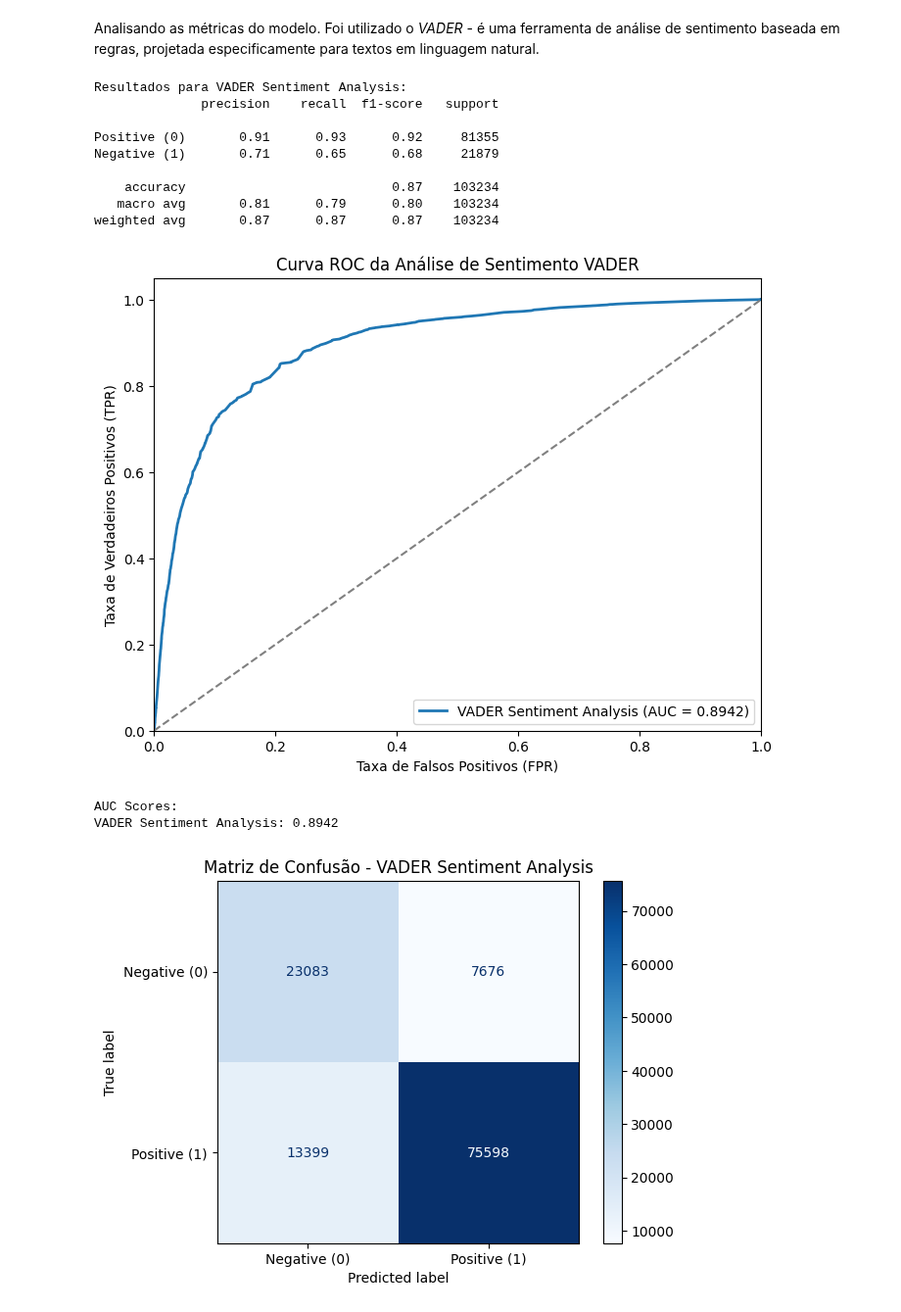
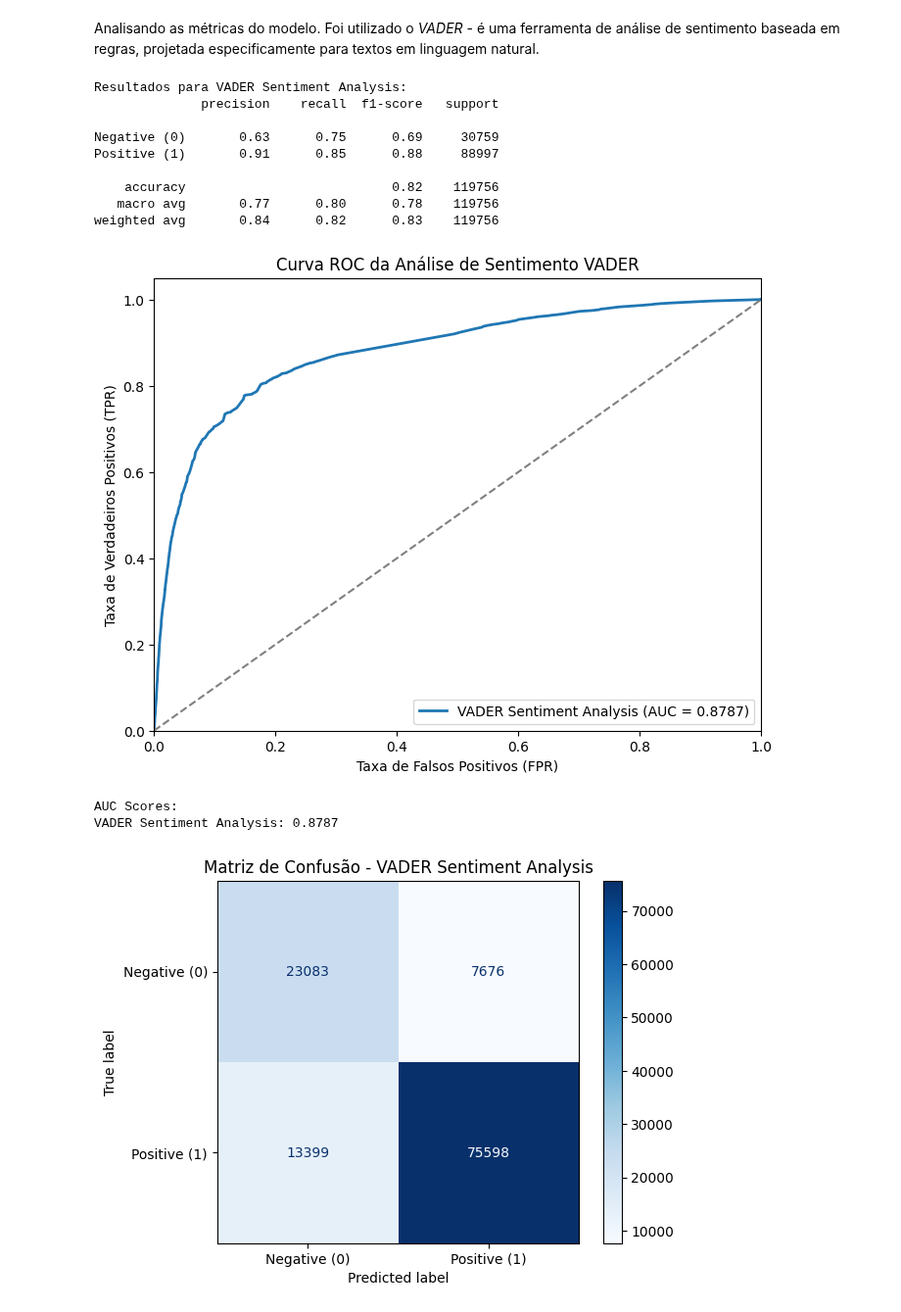
Before and after one commit to raphaelchaves/papa-linguas, a Jupyter notebook: metricas_modelo_simbolico.ipynb, the cells around one changed output. Shown at 98% size. Saved outputs shown, nothing was run; the diff lists cells and outputs as text; code cells hidden in the pictures.

```diff
--- a/metricas_modelo_simbolico.ipynb
+++ b/metricas_modelo_simbolico.ipynb
@@ -97,6 +97,7 @@ Foi utilizado o *VADER* - é uma ferramenta de análise de sentimento baseada em
 # %%
 y_true_filtered = df['target']
 y_pred_filtered = df['sentimento_simbólico'].map({'positivo': 1, 'negativo': 0})
+y_score_filtered = df['score_simbólico']
 # %%
 # Inicializar listas para armazenar resultados
 roc_auc_scores = {}
@@ -107,42 +108,42 @@ model_name = "VADER Sentiment Analysis"
 
 # Gera relatório de classificação
 print(f"Resultados para {model_name}:")
 print(classification_report(y_true_filtered, y_pred_filtered, target_names=['Negative (0)', 'Positive (1)']))
 
 # Calcular a curva ROC
-fpr, tpr, thresholds = roc_curve(y_true_filtered, y_score_filtered, pos_label=0)
+fpr, tpr, thresholds = roc_curve(y_true_filtered, y_score_filtered, pos_label=1)
 roc_auc = auc(fpr, tpr)
 roc_auc_scores[model_name] = roc_auc
 
 plt.plot(fpr, tpr, lw=2, label=f"{model_name} (AUC = {roc_auc:.4f})")
 
 # Configurações do gráfico
 plt.plot([0, 1], [0, 1], color='gray', linestyle='--')  # Linha diagonal (classificador aleatório)
 plt.xlim([0.0, 1.0])
 plt.ylim([0.0, 1.05])
 plt.xlabel('Taxa de Falsos Positivos (FPR)')
 plt.ylabel('Taxa de Verdadeiros Positivos (TPR)')
 plt.title('Curva ROC da Análise de Sentimento VADER')
 plt.legend(loc='lower right')
 plt.show()
 
 # Exibir AUC score
 print("AUC Scores:")
 for model_name, auc_score in roc_auc_scores.items():
     print(f"{model_name}: {auc_score:.4f}")
 # %% [output]
 Resultados para VADER Sentiment Analysis:
               precision    recall  f1-score   support
 
-Positive (0)       0.91      0.93      0.92     81355
-Negative (1)       0.71      0.65      0.68     21879
+Negative (0)       0.63      0.75      0.69     30759
+Positive (1)       0.91      0.85      0.88     88997
 
-    accuracy                           0.87    103234
-   macro avg       0.81      0.79      0.80    103234
-weighted avg       0.87      0.87      0.87    103234
+    accuracy                           0.82    119756
+   macro avg       0.77      0.80      0.78    119756
+weighted avg       0.84      0.82      0.83    119756
-[figure, old version]
+[figure, new version]
 AUC Scores:
-VADER Sentiment Analysis: 0.8942
+VADER Sentiment Analysis: 0.8787
 # %%
 # Matriz de confusão
 cm = confusion_matrix(y_true_filtered, y_pred_filtered)
```
